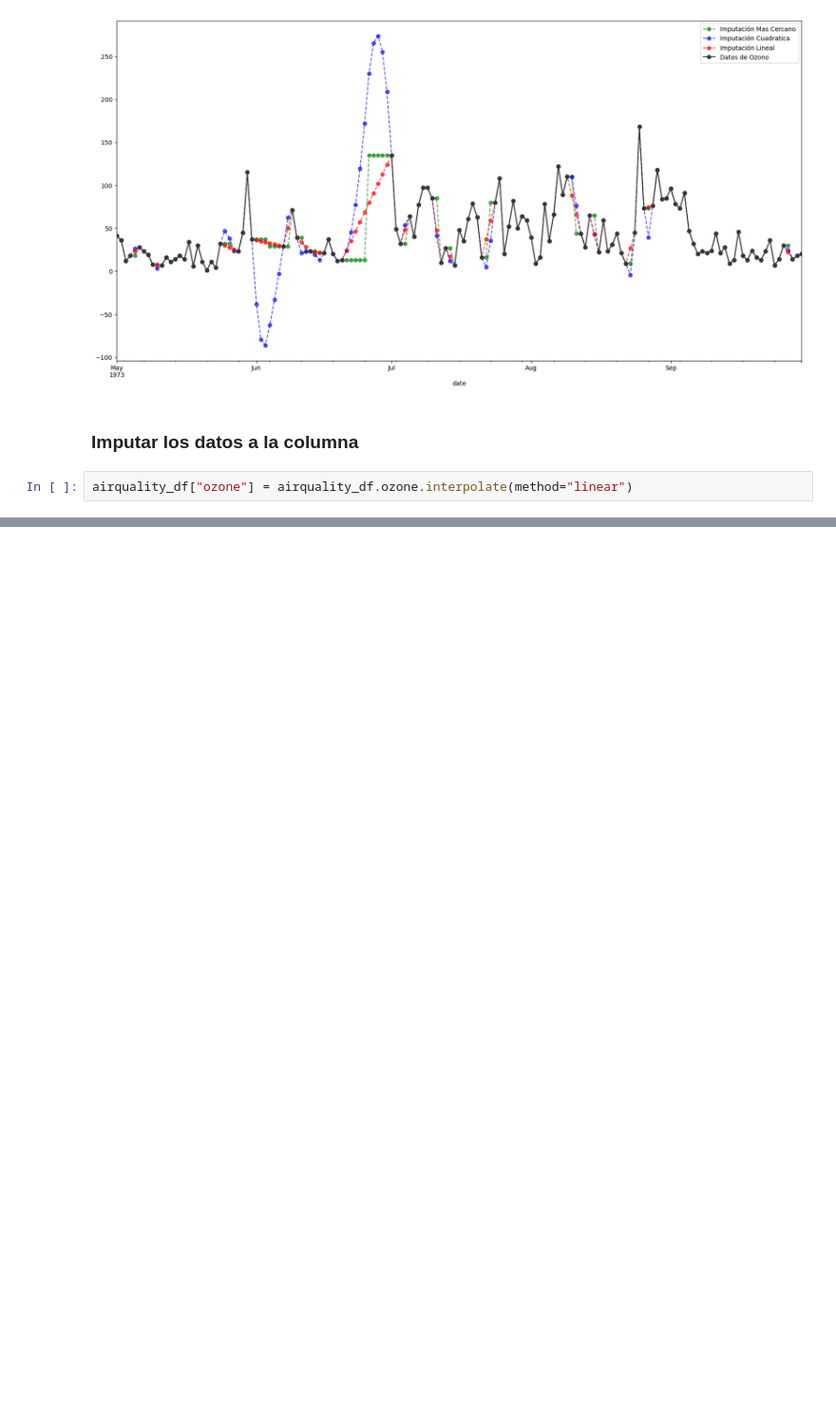
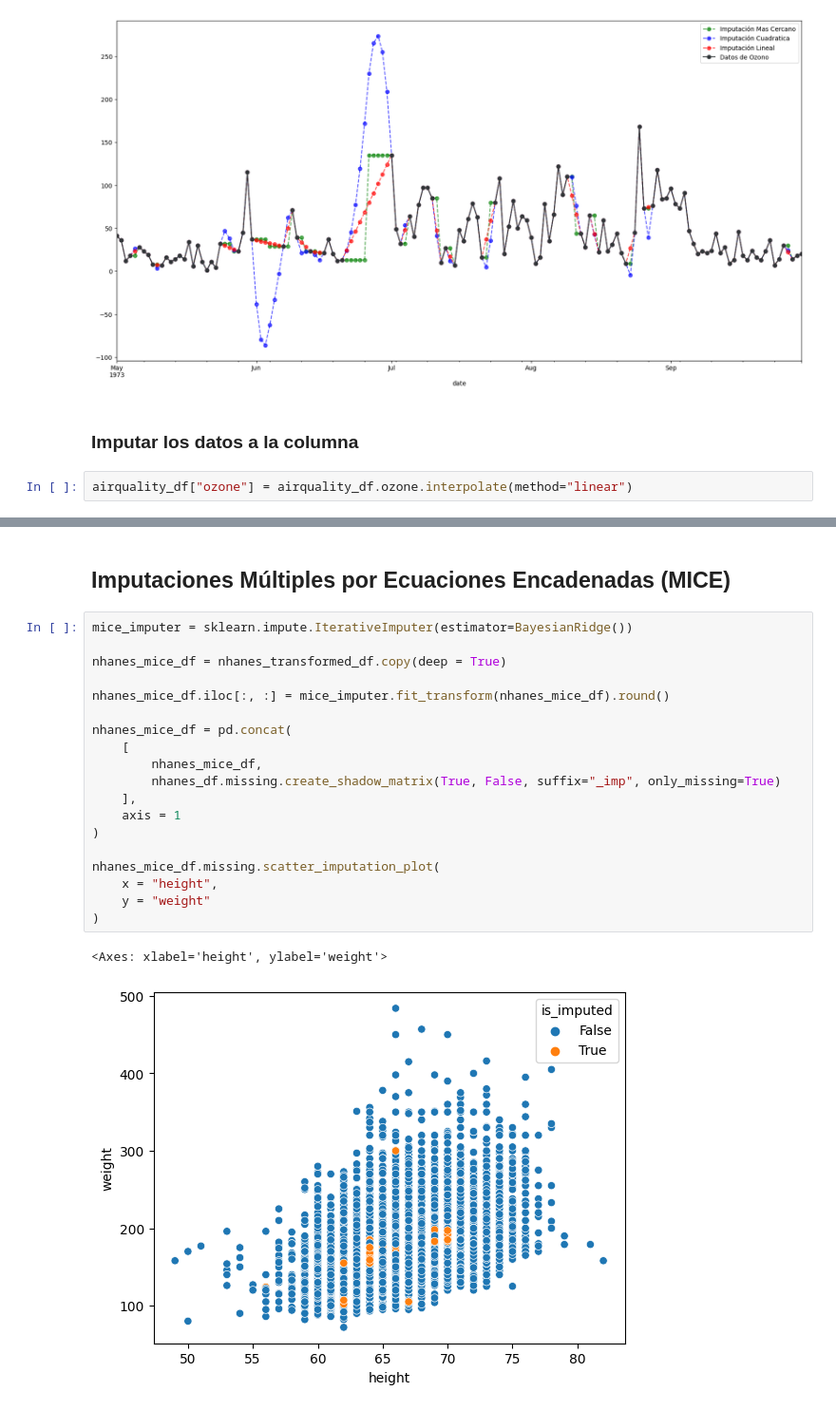
Before and after one commit to sebastianlopezacero/Imputacion-datos, a Jupyter notebook: Jupyternotebooks/imputation-missing-value.ipynb, the cells around one changed output, grey strips where cells are left out. Shown at 95% size. Saved outputs shown, nothing was run; the diff lists cells and outputs as text; blank space fills up the shorter version.

```diff
--- a/Jupyternotebooks/imputation-missing-value.ipynb
+++ b/Jupyternotebooks/imputation-missing-value.ipynb
@@ -945,0 +1192,24 @@ airquality_df["ozone"] = airquality_df.ozone.interpolate(method="linear")
+# %% [markdown]
+## Imputaciones Múltiples por Ecuaciones Encadenadas (MICE)
+# %%
+mice_imputer = sklearn.impute.IterativeImputer(estimator=BayesianRidge())
+
+nhanes_mice_df = nhanes_transformed_df.copy(deep = True)
+
+nhanes_mice_df.iloc[:, :] = mice_imputer.fit_transform(nhanes_mice_df).round()
+
+nhanes_mice_df = pd.concat(
+    [
+        nhanes_mice_df,
+        nhanes_df.missing.create_shadow_matrix(True, False, suffix="_imp", only_missing=True)
+    ],
+    axis = 1
+)
+
+nhanes_mice_df.missing.scatter_imputation_plot(
+    x = "height",
+    y = "weight"
+)
+# %% [output]
+<Axes: xlabel='height', ylabel='weight'>
+[figure, added]
```
Also changed, not shown: parts of 30 cells of this notebook, 3 other files.
